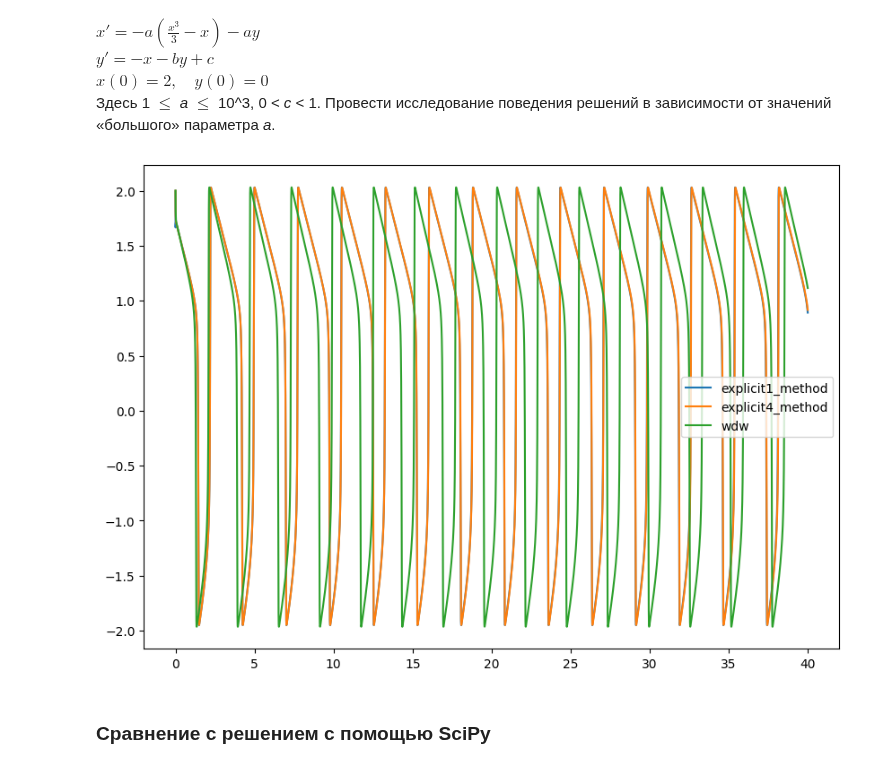
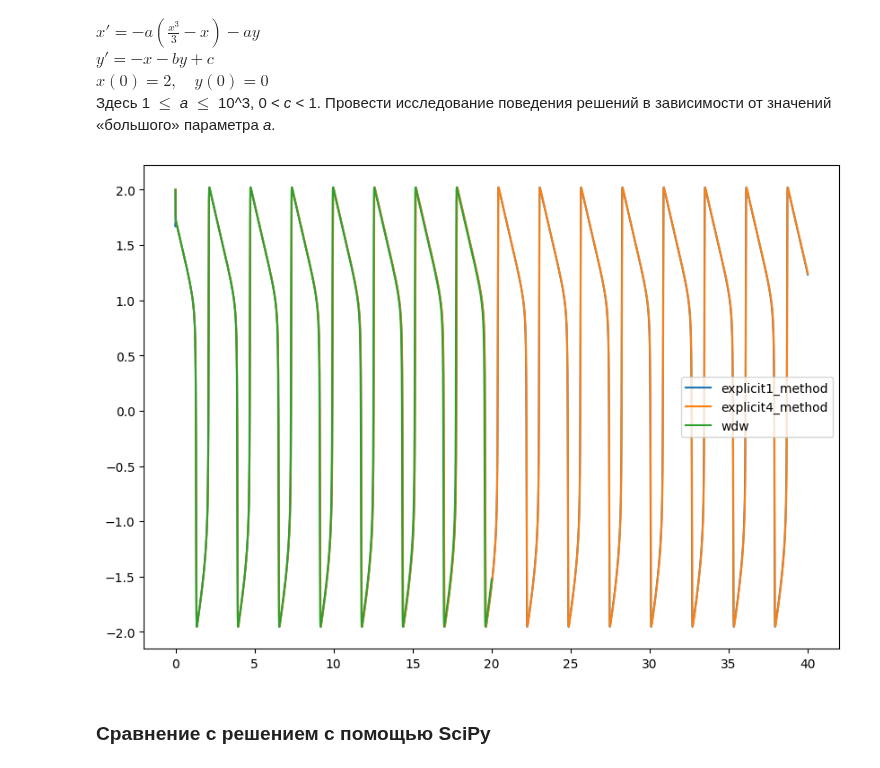
Before and after one commit to ArnautovPeter/projectPractice, a Jupyter notebook: src/main.ipynb, the cells around one changed output. Cells and saved outputs as stored; diff of their text form; code cells hidden in the pictures.

```diff
--- a/src/main.ipynb
+++ b/src/main.ipynb
@@ -29,7 +29,7 @@ def implicit_method(T, a, xvn, yvn, c, b):
 [Jacobian](<https://math.libretexts.org/Bookshelves/Calculus/Supplemental_Modules_(Calculus)/Vector_Calculus/3%3A_Multiple_Integrals/3.8%3A_Jacobians>)
 # %%
 """Неявный метод Хаммера-Холлингсворта 4-го порядка"""
-def implicit2_method(T, xvn, yvn, ak, ck, bk):
+def implicit2_method(T, ak, xvn, yvn, ck, bk):
      # Таблица Бутчера
      a = [[1/4, 1/4 - math.sqrt(3)/6],
           [1/4 + math.sqrt(3)/6, 1/4]]
@@ -105,34 +124,43 @@ $x(0) = 2,\quad y(0) = 0$\
 # %%
 from num_methods import Solver2
 from drawing import draw
 
 
 def fx(xvn, yvn, a, b, c):
     return -a*((xvn**3)/3-xvn) + a*yvn
 
 def fy(xvn, yvn, a, b, c):
     return -xvn + c - b*yvn
 
 
-sol = Solver2((fx, fy), [50, 0.5, 0.6], (2, 0), (0, 40))
+sol = Solver2((fx, fy), [50, 0.6, 0.4], (2, 0), (0, 40))
+
+T = 0.01
+t_start = 0
+t_finish = 20
+a = 50
+c = 0.5
+b = 0.4
+# Первый элемент это x, второй y
+variables = (T, a, b, c)
 
 array1 = sol.do_method(sol.explicit1_method, 0.01)
 array2 = sol.do_method(sol.explicit4_method, 0.01)
-array3 = do_method(implicit2_method, 0, 40, [(2, 0)], [0.01, 50, 0.5, 0.6])
+array3 = do_method(implicit2_method, t_start, t_finish, [t_start], [(2, 0)], variables)
 
 arrayx1 = [i[0] for i in array1[1]]
 arrayx2 = [i[0] for i in array2[1]]
 arrayx3 = [i[0] for i in array3[1]]
 
 # main_array.append(arrayx3)
 # print(len(array1[0]), len(array2[0]), len(arrayx1), len(arrayx2))
 # array_dif_x3 = [[i[0] for i in array3_dif]]
 draw([array1[0], array2[0], array3[0]],
      [arrayx1, arrayx2, arrayx3],
      [array1[3], array2[3], "wdw"])
 # draw([[i[0] for i in array2[2]]], [arrayx2], ["x' from x"])
 # %% [output]
-[figure, old version]
+[figure, new version]
 # %% [markdown]
 ### Сравнение с решением с помощью SciPy
 # %%
```
Also changed, not shown: parts of 2 cells of this notebook.
